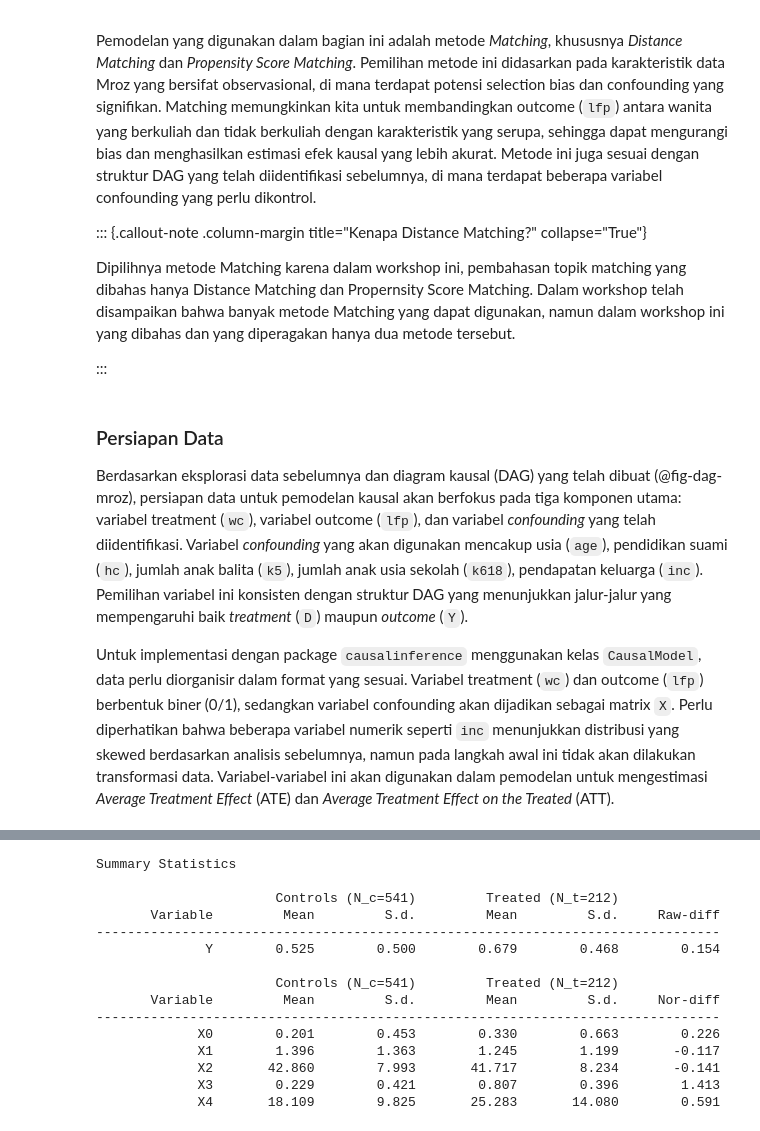
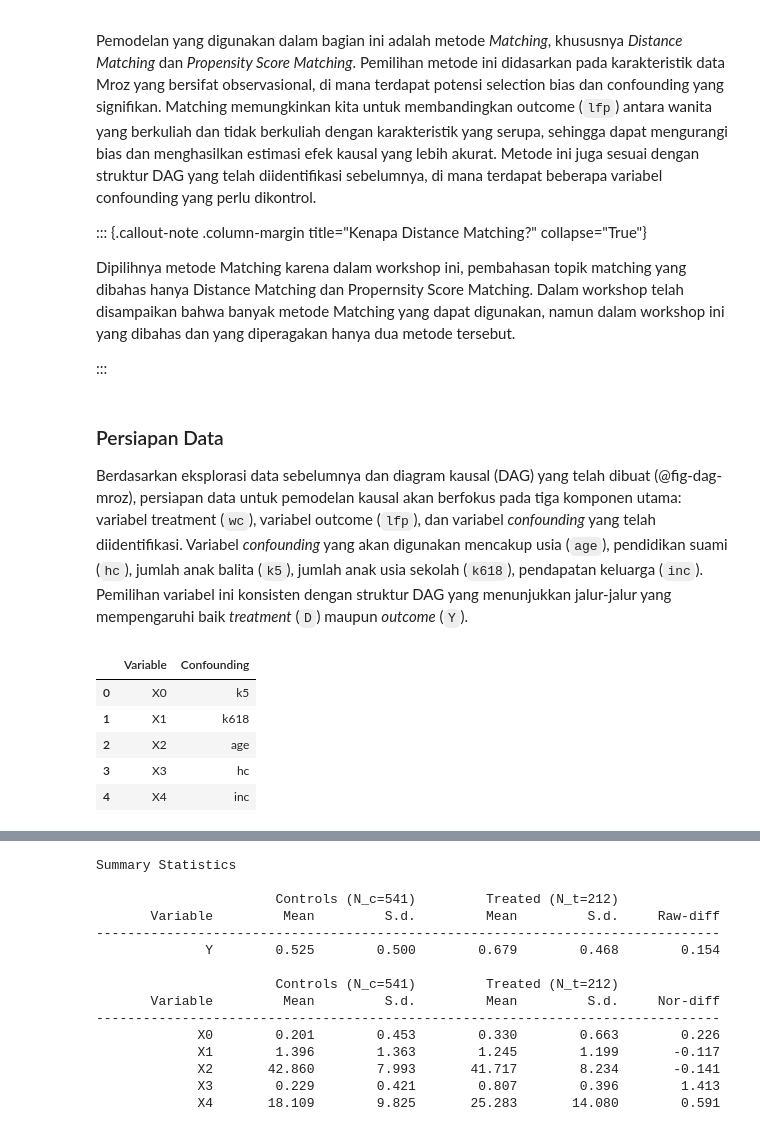
Before and after one commit to taruma/causal-mroz, a Jupyter notebook: causal_mroz.ipynb, the cells around one changed output, grey strips where cells are left out. Drawn from its saved outputs; the diff is of its cells as text; code cells hidden in the pictures.

```diff
--- a/causal_mroz.ipynb
+++ b/causal_mroz.ipynb
@@ -600,5 +600,21 @@ Dipilihnya metode Matching karena dalam workshop ini, pembahasan topik matching
 ### Persiapan Data
 
 Berdasarkan eksplorasi data sebelumnya dan diagram kausal (DAG) yang telah dibuat (@fig-dag-mroz), persiapan data untuk pemodelan kausal akan berfokus pada tiga komponen utama: variabel treatment (`wc`), variabel outcome (`lfp`), dan variabel _confounding_ yang telah diidentifikasi. Variabel _confounding_ yang akan digunakan mencakup usia (`age`), pendidikan suami (`hc`), jumlah anak balita (`k5`), jumlah anak usia sekolah (`k618`), pendapatan keluarga (`inc`). Pemilihan variabel ini konsisten dengan struktur DAG yang menunjukkan jalur-jalur yang mempengaruhi baik _treatment_ (`D`) maupun _outcome_ (`Y`).
-
-Untuk implementasi dengan package `causalinference` menggunakan kelas `CausalModel`, data perlu diorganisir dalam format yang sesuai. Variabel treatment (`wc`) dan outcome (`lfp`) berbentuk biner (0/1), sedangkan variabel confounding akan dijadikan sebagai matrix `X`. Perlu diperhatikan bahwa beberapa variabel numerik seperti `inc` menunjukkan distribusi yang skewed berdasarkan analisis sebelumnya, namun pada langkah awal ini tidak akan dilakukan transformasi data. Variabel-variabel ini akan digunakan dalam pemodelan untuk mengestimasi _Average Treatment Effect_ (ATE) dan _Average Treatment Effect on the Treated_ (ATT).
+# %%
+#| label: tbl-confounding
+#| tbl-cap: "Tabel Variabel Confounding"
+int_columns = ['lfp', 'wc', 'hc']
+df_mroz[int_columns] = df_mroz[int_columns].astype(int)
+confounding_column = ['k5', 'k618', 'age', 'hc', 'inc']
+
+pd.DataFrame({
+    'Variable': 'X0 X1 X2 X3 X4'.split(),
+    'Confounding': confounding_column
+})
+# %% [output]
+|  | Variable | Confounding |
+| 0 | X0 | k5 |
+| 1 | X1 | k618 |
+| 2 | X2 | age |
+| 3 | X3 | hc |
+| 4 | X4 | inc |
```
Also changed, not shown: parts of 13 cells of this notebook, 1 other file.
